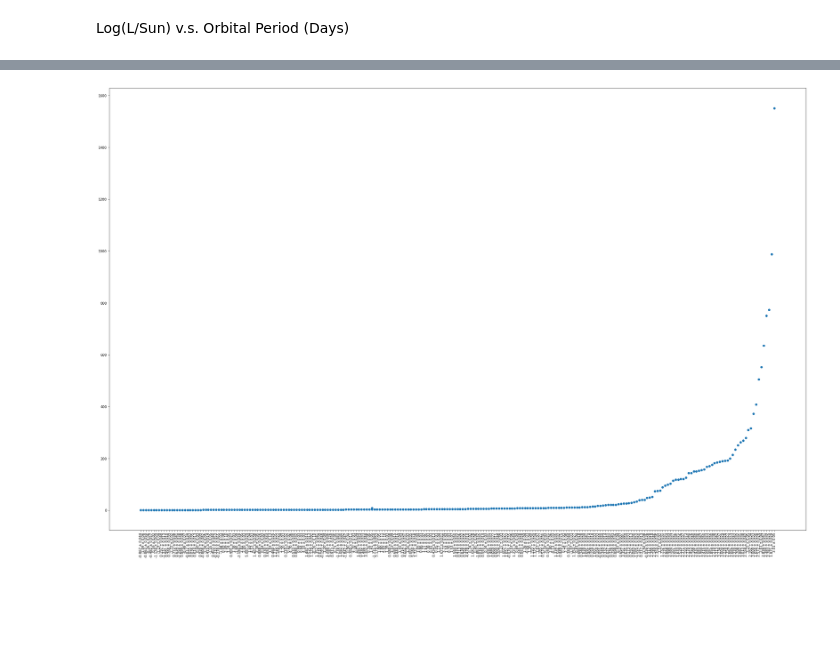
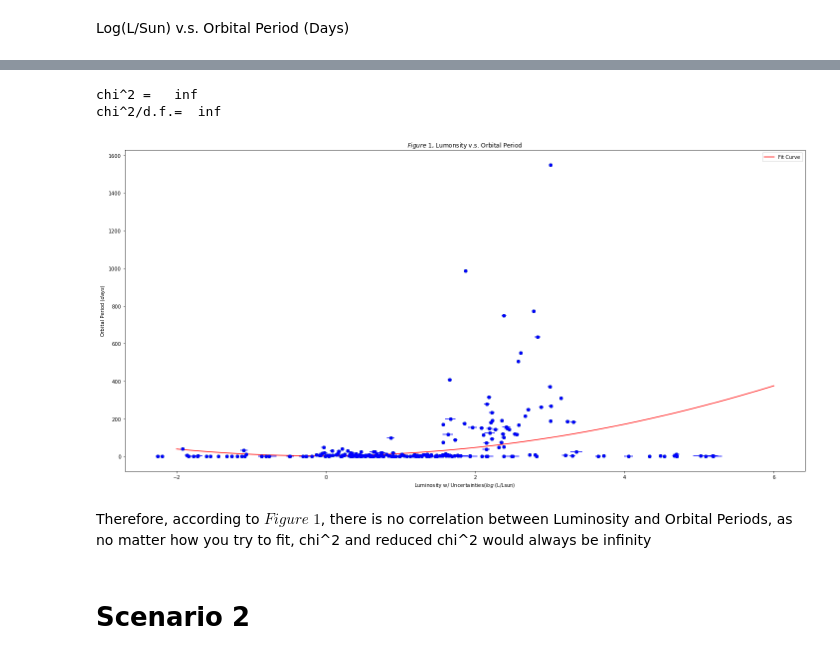
Before and after one commit to aaronsuu/star_luminosity_analysis, a Jupyter notebook: Research_Aaron_S.ipynb, the cells around one changed output, grey strips where cells are left out. Cells and saved outputs as stored; diff of their text form; code cells hidden in the pictures; blank space fills up the shorter version.

```diff
--- a/Research_Aaron_S.ipynb
+++ b/Research_Aaron_S.ipynb
@@ -128,9 +140,49 @@ df
-# %%
-plt.figure()
-plt.scatter(df.log__L_Lsun_, df.Period__days_)
-plt.rcParams["figure.figsize"] = [30,20]
-plt.rcParams["figure.autolayout"] = True
-plt.xticks(rotation=90)
-plt.autoscale(enable=True, axis=u'both', tight=False)
-# %% [output]
-[figure, removed]
+# %%
+#Sort Values in terms of Luinosity
+import scipy.optimize as fitter
+
+lum_df = df.sort_values(by = 'Luminosity',kind='quicksort')
+lum_df = df.reset_index(drop=True)
+
+#Fitting
+plt.figure()
+
+def model2(x, a, b, c):
+    return a + b*x + c*x*x
+
+par0    = np.array([4.0, 2.0, 10])
+par, cov = fitter.curve_fit(model2, lum_df.Luminosity, lum_df.Period__days_, par0, lum_df.Lum_Sigma)
+
+corr = cov.copy()
+for i in range(len(par)):
+    for j in range(len(par)):
+        corr[i,j] = cov[i,j]/np.sqrt(cov[i,i]*cov[j,j])
+
+
+chi_squared = np.sum(((model2(lum_df.Luminosity, *par)-lum_df.Period__days_)/lum_df.Lum_Sigma)**2)
+reduced_chi_squared = (chi_squared)/(len(lum_df.Luminosity)-len(par))
+print ('chi^2 = {0:5.2f}'.format(chi_squared))
+print ('chi^2/d.f.={0:5.2f}'.format(reduced_chi_squared))
+
+plt.errorbar(lum_df.Luminosity, lum_df.Period__days_, xerr=0, yerr=lum_df.Lum_Sigma, fmt='go')
+
+xfit = np.linspace(-2,6,10000)
+
+#Plotting
+plt.errorbar(lum_df.Luminosity, lum_df.Period__days_, xerr=lum_df.Lum_Sigma, yerr=0, fmt='bo')
+plt.scatter(lum_df.Luminosity, lum_df.Period__days_, c='green')
+plt.plot(xfit,model2(xfit,par[0],par[1], par[2]),'r-', label='Fit Curve')
+plt.rcParams["figure.figsize"] = [20,10]
+plt.title('$Figure$ $1$, Lumonsity v.s. Orbital Period')
+plt.ylabel('Orbital Period ($days$)')
+plt.xlabel('Luminosity w/ Uncertainties($log$ (L/Lsun)')
+plt.legend(loc='upper right')
+plt.show()
+# %% [output]
+chi^2 =   inf
+chi^2/d.f.=  inf
+[figure, added]
+# %% [markdown]
+Therefore, according to $Figure$ $1$, there is no correlation between Luminosity and Orbital Periods, as no matter how you try to fit, chi^2 and reduced chi^2 would always be infinity
+# %% [markdown]
+# Scenario 2
```
Also changed, not shown: parts of 5 cells of this notebook.
